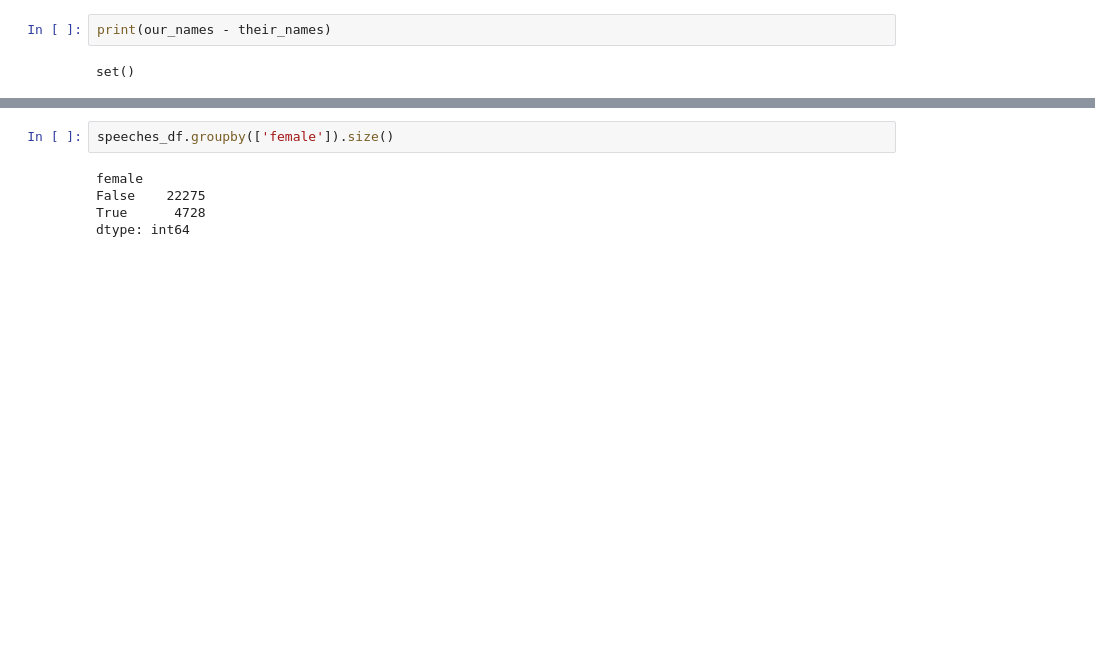
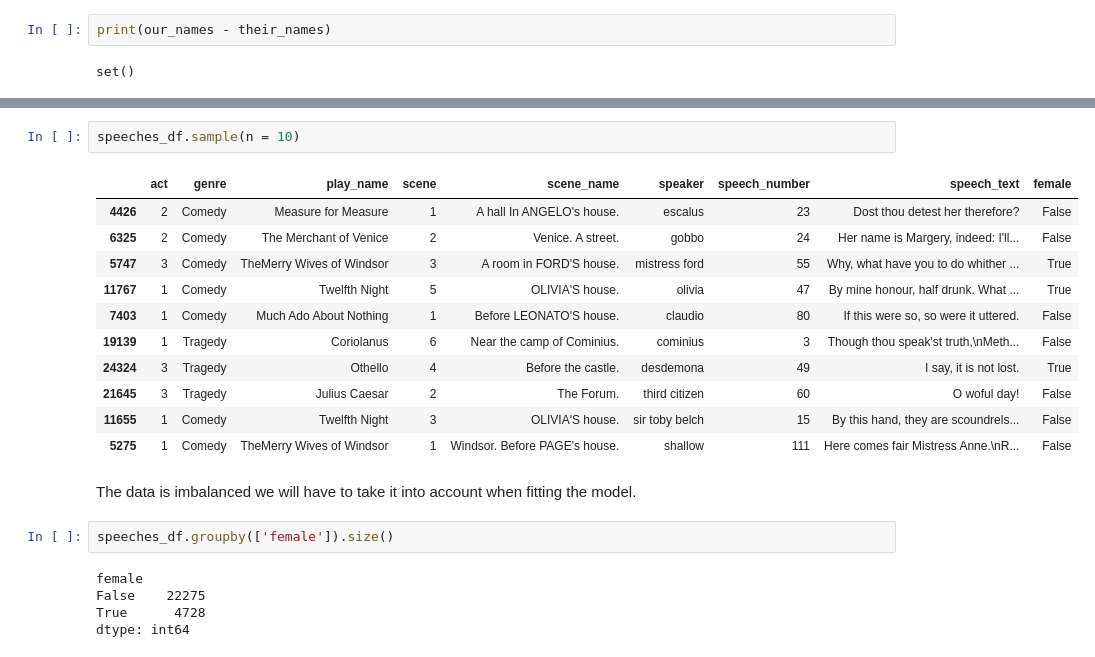
Before and after one commit to adubitskiy/csci82, a Jupyter notebook: hw5/hw5_gender_cls.ipynb, the cells around one changed output, grey strips where cells are left out. Cells and saved outputs as stored; diff of their text form; blank space fills up the shorter version.

```diff
--- a/hw5/hw5_gender_cls.ipynb
+++ b/hw5/hw5_gender_cls.ipynb
@@ -122,3 +137,19 @@ Now that we have a dataframe with all the data that we need, we turn our attenti
+# %%
+speeches_df.sample(n = 10)
+# %% [output]
+|  | act | genre | play_name | scene | scene_name | speaker | speech_number | speech_text | female |
+| 4426 | 2 | Comedy | Measure for Measure | 1 | A hall In ANGELO's house. | escalus | 23 | Dost thou detest her therefore? | False |
+| 6325 | 2 | Comedy | The Merchant of Venice | 2 | Venice. A street. | gobbo | 24 | Her name is Margery, indeed: I'll... | False |
+| 5747 | 3 | Comedy | TheMerry Wives of Windsor | 3 | A room in FORD'S house. | mistress ford | 55 | Why, what have you to do whither ... | True |
+| 11767 | 1 | Comedy | Twelfth Night | 5 | OLIVIA'S house. | olivia | 47 | By mine honour, half drunk. What ... | True |
+| 7403 | 1 | Comedy | Much Ado About Nothing | 1 | Before LEONATO'S house. | claudio | 80 | If this were so, so were it uttered. | False |
+| 19139 | 1 | Tragedy | Coriolanus | 6 | Near the camp of Cominius. | cominius | 3 | Though thou speak'st truth,\nMeth... | False |
+| 24324 | 3 | Tragedy | Othello | 4 | Before the castle. | desdemona | 49 | I say, it is not lost. | True |
+| 21645 | 3 | Tragedy | Julius Caesar | 2 | The Forum. | third citizen | 60 | O woful day! | False |
+| 11655 | 1 | Comedy | Twelfth Night | 3 | OLIVIA'S house. | sir toby belch | 15 | By this hand, they are scoundrels... | False |
+| 5275 | 1 | Comedy | TheMerry Wives of Windsor | 1 | Windsor. Before PAGE's house. | shallow | 111 | Here comes fair Mistress Anne.\nR... | False |
+# %% [markdown]
+The data is imbalanced we will have to take it into account when fitting the model.
 # %%
 speeches_df.groupby(['female']).size()
 # %% [output]
```
Also changed, not shown: parts of 63 cells of this notebook.
